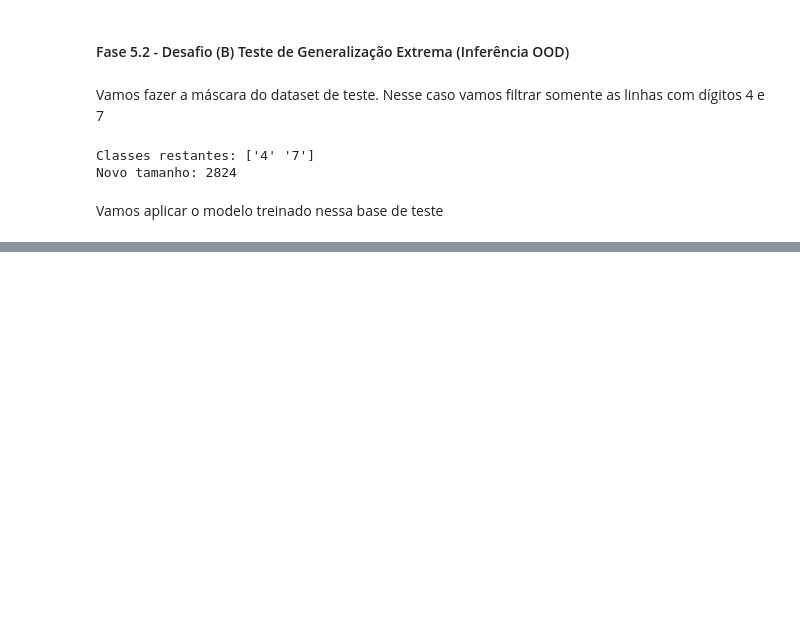
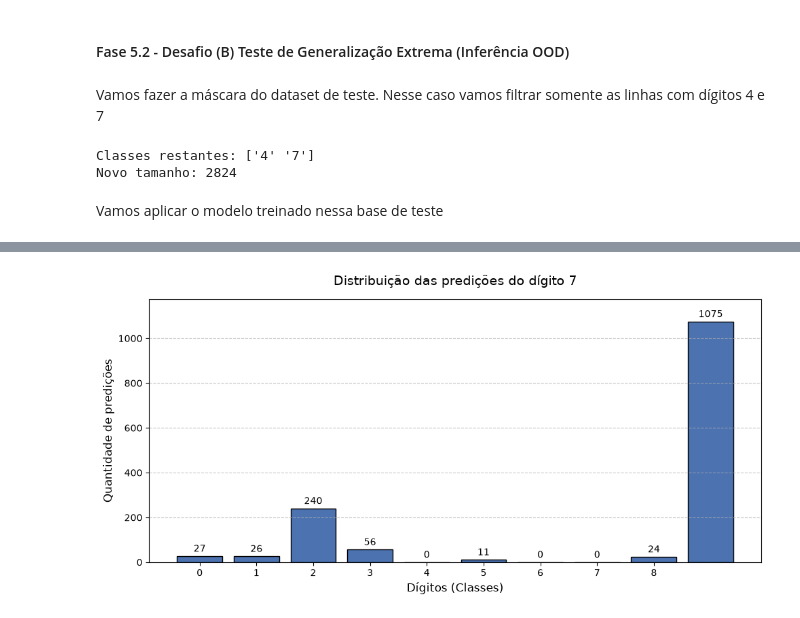
Before and after one commit to CherylHenkels/sctec-mini-projeto2, a Jupyter notebook: main.ipynb, the cells around one changed output, grey strips where cells are left out. Drawn from its saved outputs; the diff is of its cells as text; code cells hidden in the pictures; blank space fills up the shorter version.

```diff
--- a/main.ipynb
+++ b/main.ipynb
@@ -834,0 +901,25 @@ y_pred_filtrado = modelo_rf.predict(X_test_filtrado)
+# %%
+classes_todas = range(0,9)
+
+# Vamos fazer um histograma da distribuição
+plt.figure(figsize=(10, 5))
+barras = plt.bar(classes, cm[7], color='#4C72B0', edgecolor='black')
+
+plt.title("Distribuição das predições do dígito 7", fontsize=14, pad=15)
+plt.xlabel("Dígitos (Classes)", fontsize=12)
+plt.ylabel("Quantidade de predições", fontsize=12)
+plt.xticks(classes_todas)
+plt.grid(axis='y', linestyle='--', alpha=0.7)
+
+for barra in barras:
+    altura = barra.get_height()
+    plt.text(barra.get_x() + barra.get_width()/2., altura + 10,
+             f'{int(altura)}',
+             ha='center', va='bottom', fontsize=10)
+
+plt.ylim(0, max(cm[7]) + 100)
+
+plt.tight_layout()
+plt.show()
+# %% [output]
+[figure, added]
```
Also changed, not shown: parts of 17 cells of this notebook.
